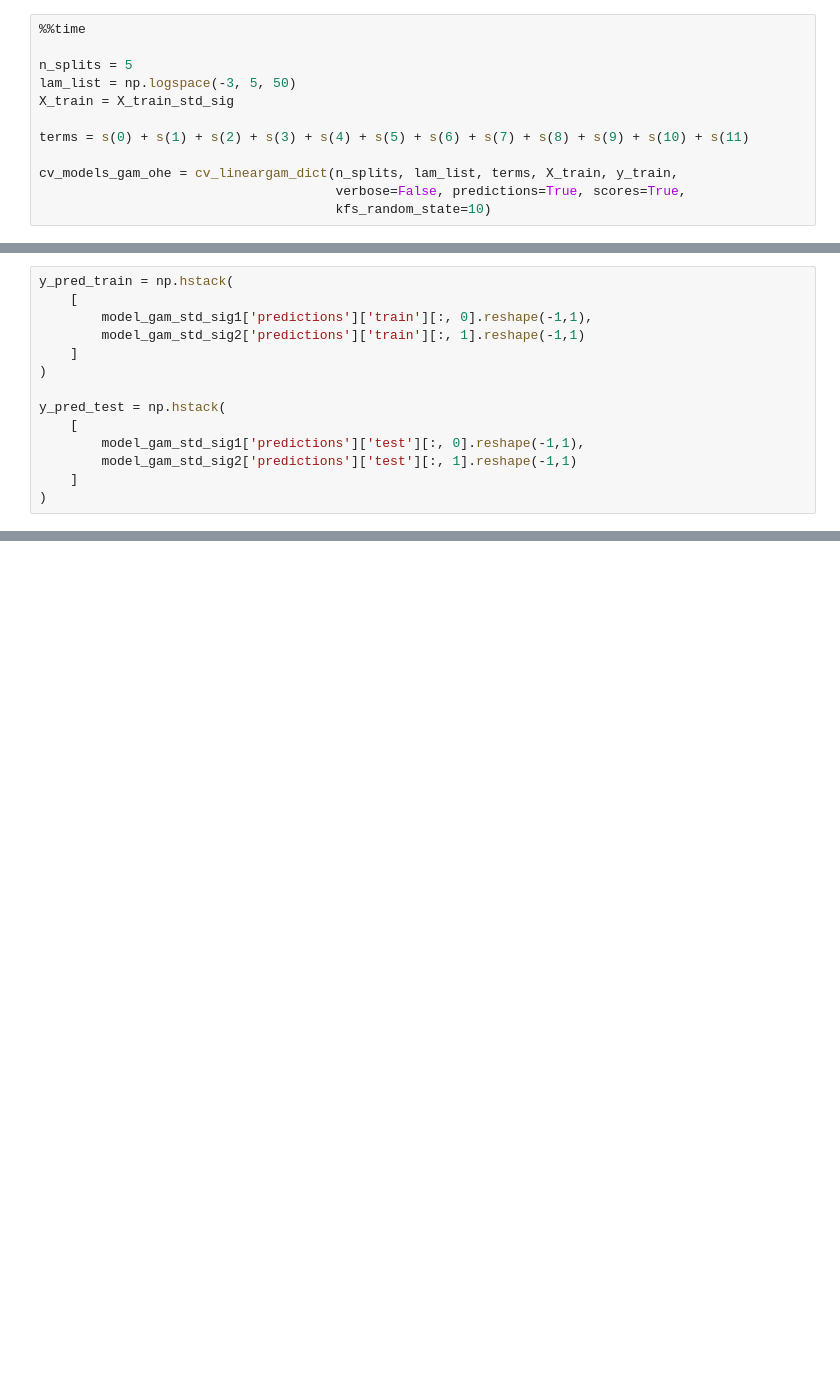
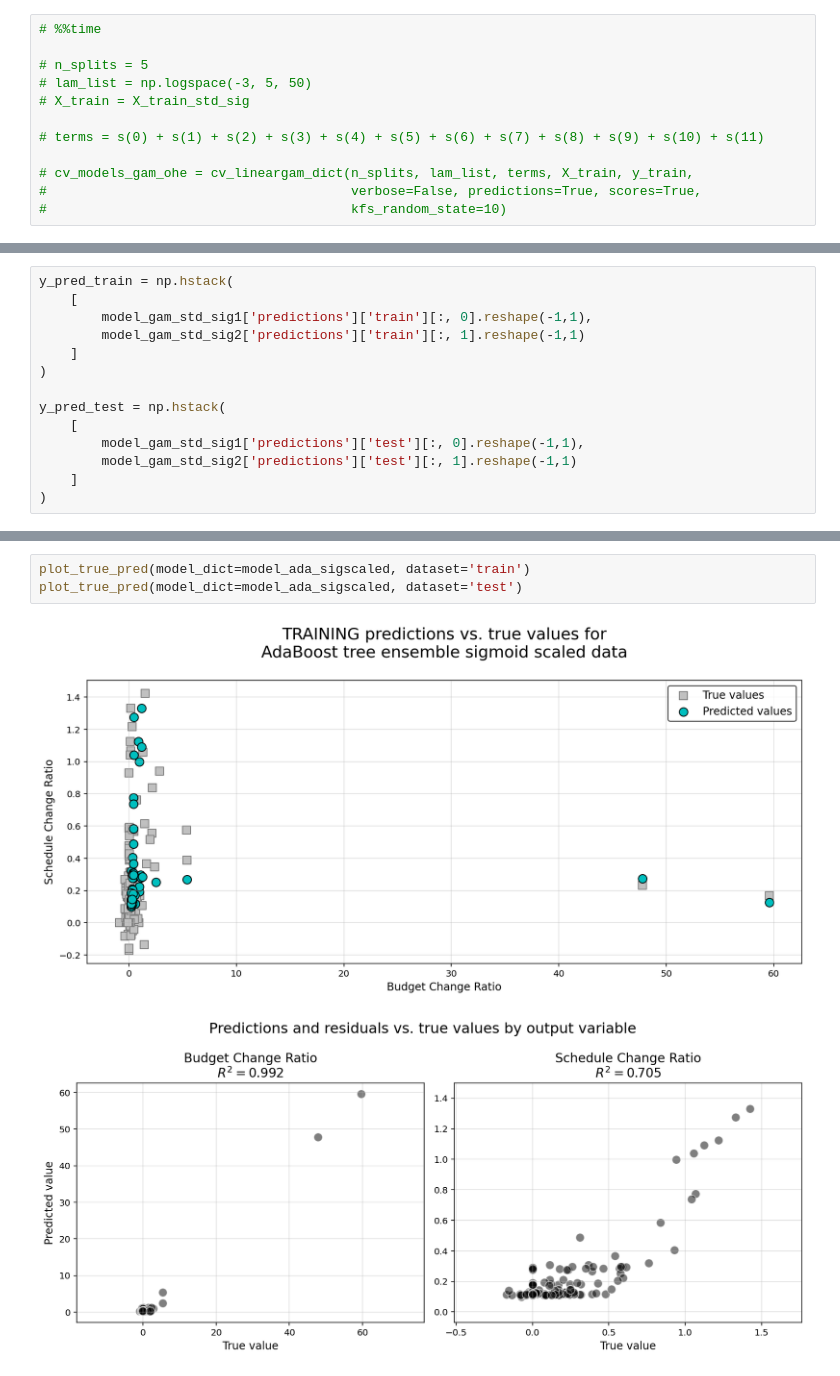
Before and after one commit to sedelmeyer/cs109b_groupproject, a Jupyter notebook: EDA/03_baseline_model.ipynb, the cells around one changed output, grey strips where cells are left out. Saved outputs shown, nothing was run; the diff lists cells and outputs as text; blank space fills up the shorter version.

```diff
--- a/EDA/03_baseline_model.ipynb
+++ b/EDA/03_baseline_model.ipynb
@@ -851,14 +880,14 @@ Index(['Budget_Start', 'Duration_Start', 'Bridges', 'Ferries',
        'Streets_and_Roadways', 'Wastewater_Treatment', 'Water_Supply'],
       dtype='object')
 # %%
-%%time
+# %%time
 
-n_splits = 5
-lam_list = np.logspace(-3, 5, 50)
-X_train = X_train_std_sig
+# n_splits = 5
+# lam_list = np.logspace(-3, 5, 50)
+# X_train = X_train_std_sig
 
-terms = s(0) + s(1) + s(2) + s(3) + s(4) + s(5) + s(6) + s(7) + s(8) + s(9) + s(10) + s(11)
+# terms = s(0) + s(1) + s(2) + s(3) + s(4) + s(5) + s(6) + s(7) + s(8) + s(9) + s(10) + s(11)
 
-cv_models_gam_ohe = cv_lineargam_dict(n_splits, lam_list, terms, X_train, y_train,
-                                      verbose=False, predictions=True, scores=True,
-                                      kfs_random_state=10)
+# cv_models_gam_ohe = cv_lineargam_dict(n_splits, lam_list, terms, X_train, y_train,
+#                                       verbose=False, predictions=True, scores=True,
+#                                       kfs_random_state=10)
@@ -1098,0 +1241,6 @@ plot_true_pred(
+# %%
+plot_true_pred(model_dict=model_ada_sigscaled, dataset='train')
+plot_true_pred(model_dict=model_ada_sigscaled, dataset='test')
+# %% [output]
+[figure, added]
+[figure, added]
```
Also changed, not shown: parts of 26 cells of this notebook.
